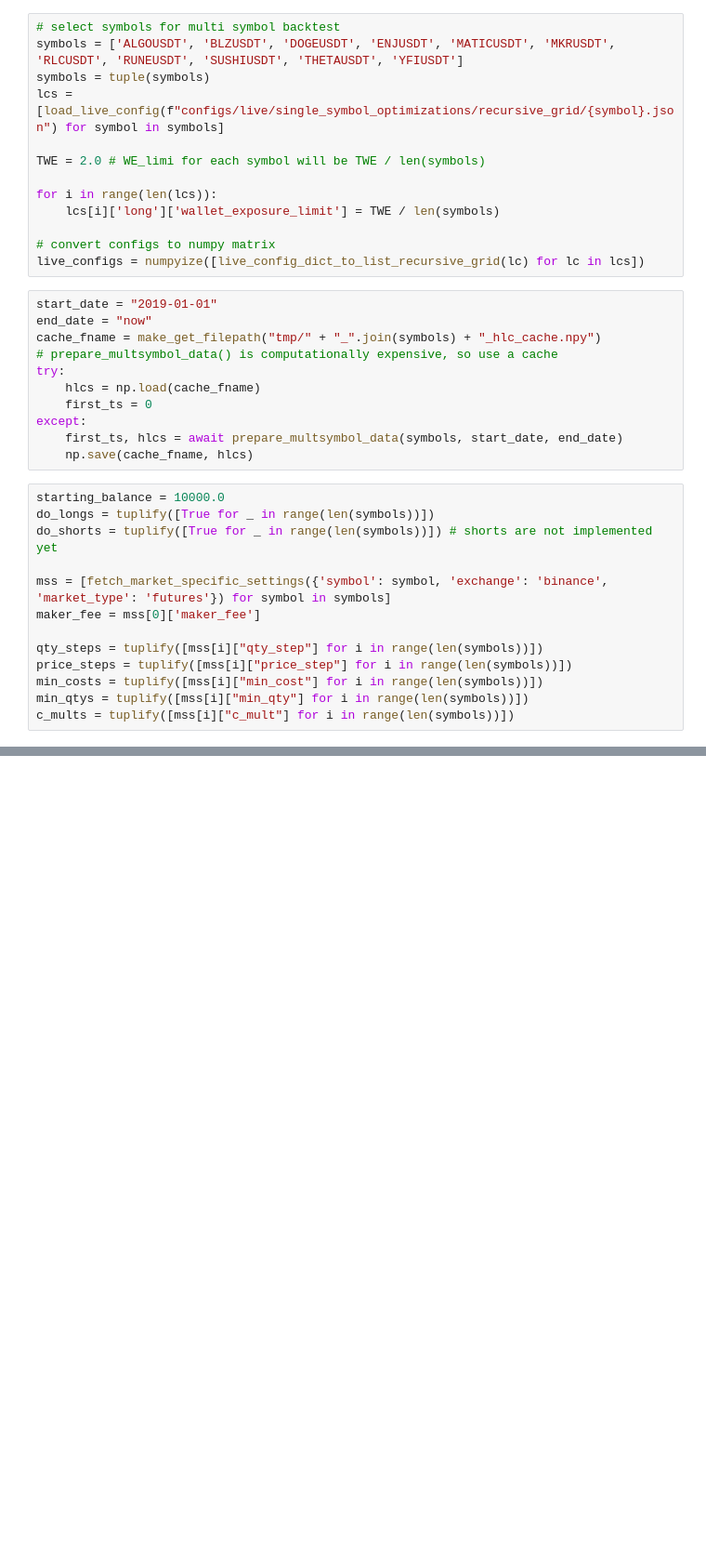
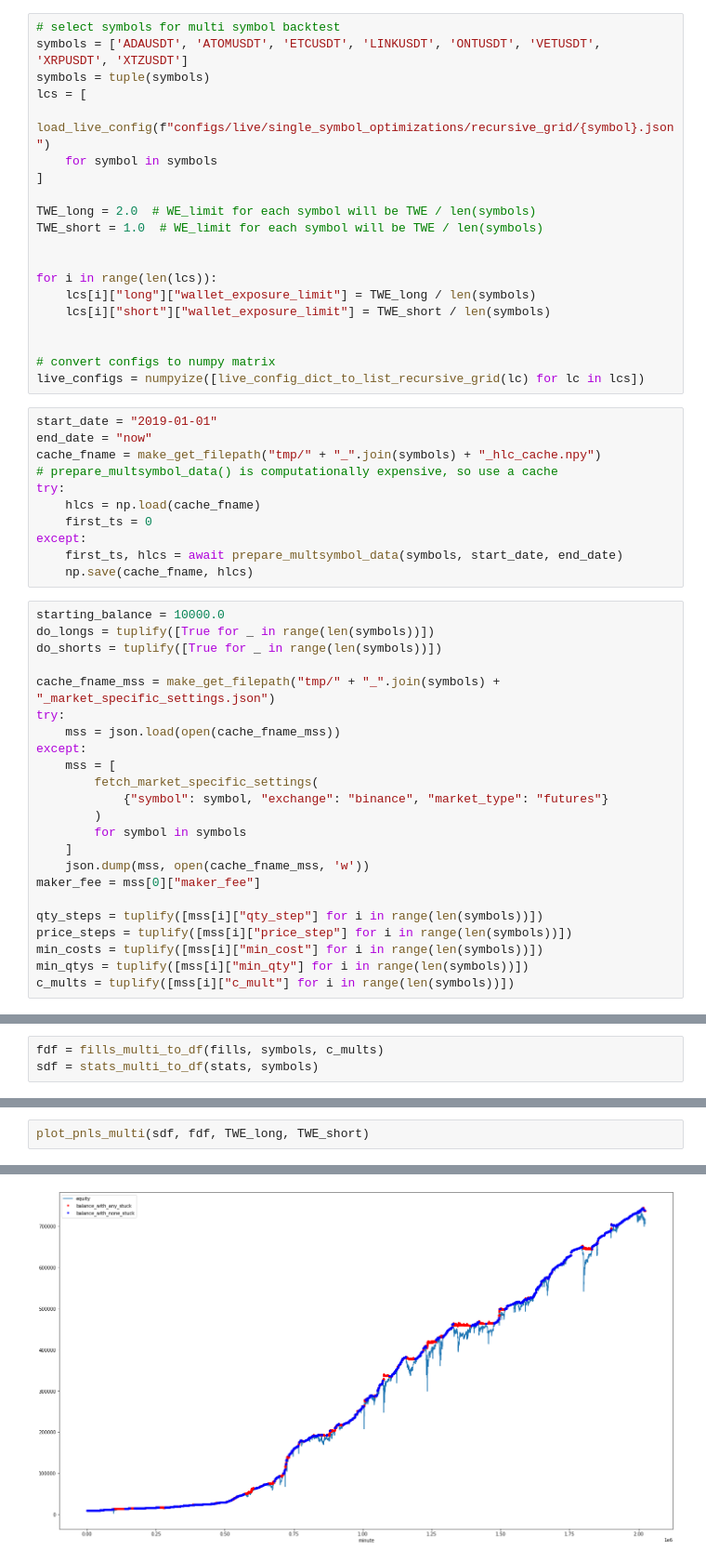
Before and after one commit to odine555/passivbot-3commas, a Jupyter notebook: notes_multisymbol_backtest.ipynb, the cells around one changed output, grey strips where cells are left out. Shown at 93% size. Saved outputs shown, nothing was run; the diff lists cells and outputs as text; blank space fills up the shorter version.

Commit message:
update notebook for multi symbol backtest

```diff
--- a/notes_multisymbol_backtest.ipynb
+++ b/notes_multisymbol_backtest.ipynb
@@ -34,14 +45,21 @@ pd.set_option("display.precision", 10)
 - each live config's individual auto unstuck is disabled
 # %%
 # select symbols for multi symbol backtest
-symbols = ['ALGOUSDT', 'BLZUSDT', 'DOGEUSDT', 'ENJUSDT', 'MATICUSDT', 'MKRUSDT', 'RLCUSDT', 'RUNEUSDT', 'SUSHIUSDT', 'THETAUSDT', 'YFIUSDT']
+symbols = ['ADAUSDT', 'ATOMUSDT', 'ETCUSDT', 'LINKUSDT', 'ONTUSDT', 'VETUSDT', 'XRPUSDT', 'XTZUSDT']
 symbols = tuple(symbols)
-lcs = [load_live_config(f"configs/live/single_symbol_optimizations/recursive_grid/{symbol}.json") for symbol in symbols]
+lcs = [
+    load_live_config(f"configs/live/single_symbol_optimizations/recursive_grid/{symbol}.json")
+    for symbol in symbols
+]
 
-TWE = 2.0 # WE_limi for each symbol will be TWE / len(symbols)
+TWE_long = 2.0  # WE_limit for each symbol will be TWE / len(symbols)
+TWE_short = 1.0  # WE_limit for each symbol will be TWE / len(symbols)
+
 
 for i in range(len(lcs)):
-    lcs[i]['long']['wallet_exposure_limit'] = TWE / len(symbols)
+    lcs[i]["long"]["wallet_exposure_limit"] = TWE_long / len(symbols)
+    lcs[i]["short"]["wallet_exposure_limit"] = TWE_short / len(symbols)
+
 
 # convert configs to numpy matrix
 live_configs = numpyize([live_config_dict_to_list_recursive_grid(lc) for lc in lcs])
@@ -59,10 +77,20 @@ except:
 # %%
 starting_balance = 10000.0
 do_longs = tuplify([True for _ in range(len(symbols))])
-do_shorts = tuplify([True for _ in range(len(symbols))]) # shorts are not implemented yet
+do_shorts = tuplify([True for _ in range(len(symbols))])
 
-mss = [fetch_market_specific_settings({'symbol': symbol, 'exchange': 'binance', 'market_type': 'futures'}) for symbol in symbols]
-maker_fee = mss[0]['maker_fee']
+cache_fname_mss = make_get_filepath("tmp/" + "_".join(symbols) + "_market_specific_settings.json")
+try:
+    mss = json.load(open(cache_fname_mss))
+except:
+    mss = [
+        fetch_market_specific_settings(
+            {"symbol": symbol, "exchange": "binance", "market_type": "futures"}
+        )
+        for symbol in symbols
+    ]
+    json.dump(mss, open(cache_fname_mss, 'w'))
+maker_fee = mss[0]["maker_fee"]
 
 qty_steps = tuplify([mss[i]["qty_step"] for i in range(len(symbols))])
 price_steps = tuplify([mss[i]["price_step"] for i in range(len(symbols))])
@@ -270,0 +123,3 @@ fs[i].loc[start_minute:end_minute].pnl.cumsum().plot()
+# %%
+fdf = fills_multi_to_df(fills, symbols, c_mults)
+sdf = stats_multi_to_df(stats, symbols)
@@ -270,0 +171,3 @@ fs[i].loc[start_minute:end_minute].pnl.cumsum().plot()
+# %%
+plot_pnls_multi(sdf, fdf, TWE_long, TWE_short)
+# %% [output]
@@ -270,0 +175 @@ fs[i].loc[start_minute:end_minute].pnl.cumsum().plot()
+[figure, added]
```
Also changed, not shown: parts of 24 cells of this notebook.
